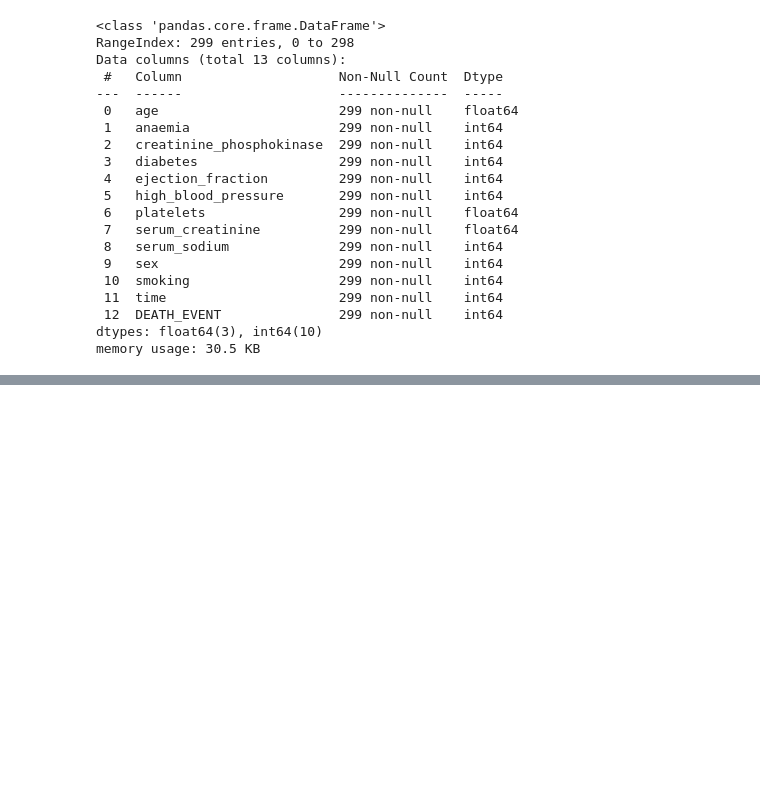
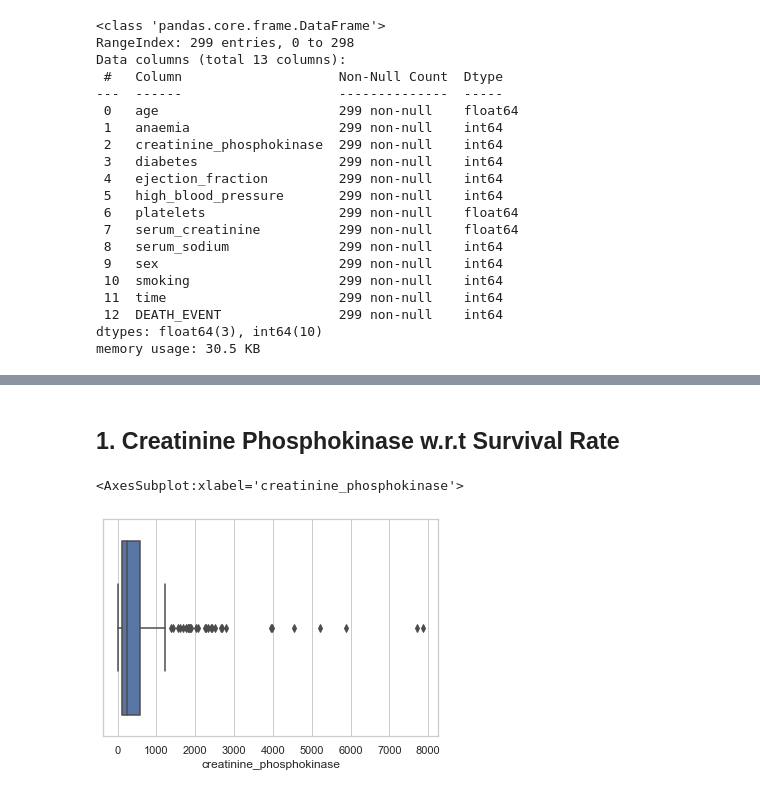
Before and after one commit to khadyothan/ADA, a Jupyter notebook: 3_S20190010040_S20190010129_Project_Code.ipynb, the cells around one changed output, grey strips where cells are left out. Cells and saved outputs as stored; diff of their text form; code cells hidden in the pictures; blank space fills up the shorter version.

```diff
--- a/3_S20190010040_S20190010129_Project_Code.ipynb
+++ b/3_S20190010040_S20190010129_Project_Code.ipynb
@@ -11,5 +11,7 @@ ModuleNotFoundError: No module named 'ReusableUtils'
 # %%
-df = pd.read_csv("https://raw.githubusercontent.com/khadyothan/ADA/master/heart_failure_clinical_records_dataset%20-%20heart_failure_clinical_records_dataset.csv")
+df = pd.read_csv("https://raw.githubusercontent.com/khadyothan/ADA/master/heart_failure_clinical_records_dataset%20-%20heart_failure_clinical_records_dataset.csv",low_memory = False,
+                                 skipinitialspace = True,
+                                 float_precision = 'round_trip')
 df.head(5)
 # %% [output]
 |  | age | anaemia | creatinine_phosphokinase | diabetes | ejection_fraction | high_blood_pressure | platelets | ... |
@@ -63,0 +99,7 @@ df.astype('object').describe()
+# %% [markdown]
+## 1. Creatinine Phosphokinase w.r.t Survival Rate
+# %%
+sns.boxplot(x = 'creatinine_phosphokinase', data = df)
+# %% [output]
+<AxesSubplot:xlabel='creatinine_phosphokinase'>
+[figure, added]
```
Also changed, not shown: parts of 38 cells of this notebook, 1 other file.
